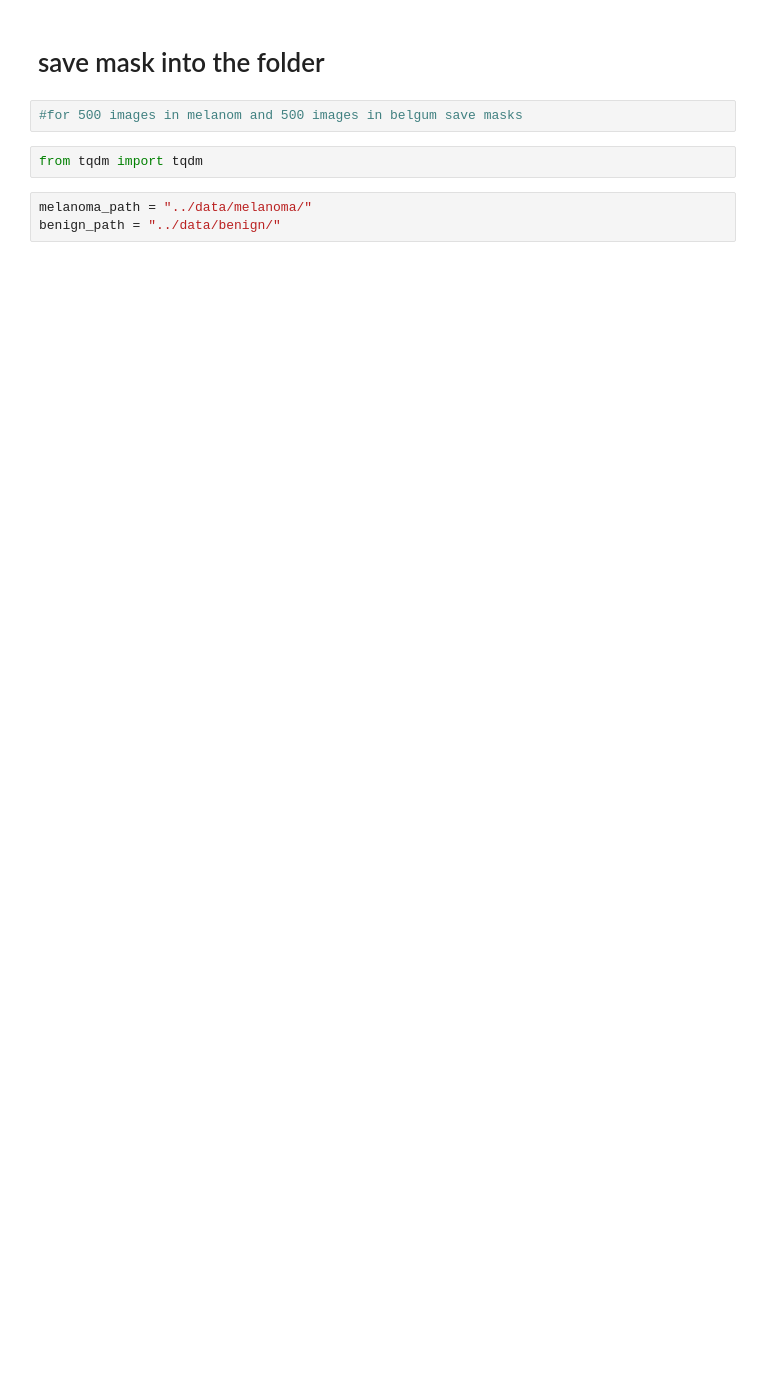
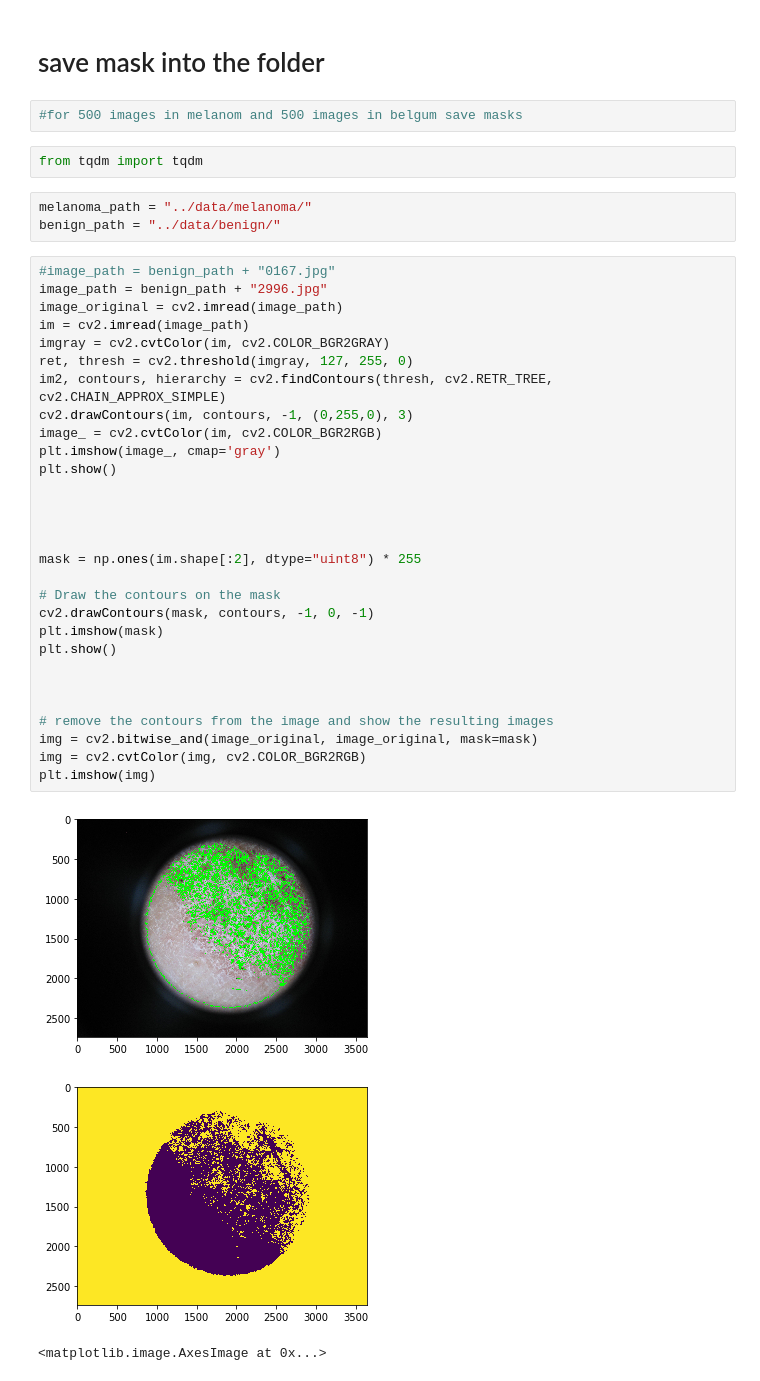
Before and after one commit to Kakoedlinnoeslovo/master_diploma, a Jupyter notebook: pipeline/Segmentation results.ipynb, the cells around one changed output. Cells and saved outputs as stored; diff of their text form; blank space fills up the shorter version.

```diff
--- a/pipeline/Segmentation results.ipynb
+++ b/pipeline/Segmentation results.ipynb
@@ -119,3 +117,36 @@ from tqdm import tqdm
 # %%
 melanoma_path = "../data/melanoma/"
 benign_path = "../data/benign/"
+# %%
+#image_path = benign_path + "0167.jpg"
+image_path = benign_path + "2996.jpg"
+image_original = cv2.imread(image_path)
+im = cv2.imread(image_path)
+imgray = cv2.cvtColor(im, cv2.COLOR_BGR2GRAY)
+ret, thresh = cv2.threshold(imgray, 127, 255, 0)
+im2, contours, hierarchy = cv2.findContours(thresh, cv2.RETR_TREE, cv2.CHAIN_APPROX_SIMPLE)
+cv2.drawContours(im, contours, -1, (0,255,0), 3)
+image_ = cv2.cvtColor(im, cv2.COLOR_BGR2RGB)
+plt.imshow(image_, cmap='gray')
+plt.show()
+
+
+
+
+mask = np.ones(im.shape[:2], dtype="uint8") * 255
+
+# Draw the contours on the mask
+cv2.drawContours(mask, contours, -1, 0, -1)
+plt.imshow(mask)
+plt.show()
+
+
+
+# remove the contours from the image and show the resulting images
+img = cv2.bitwise_and(image_original, image_original, mask=mask)
+img = cv2.cvtColor(img, cv2.COLOR_BGR2RGB)
+plt.imshow(img)
+# %% [output]
+[figure, added]
+[figure, added]
+<matplotlib.image.AxesImage at 0x...>
```
Also changed, not shown: parts of 18 cells of this notebook, 2 other files.
